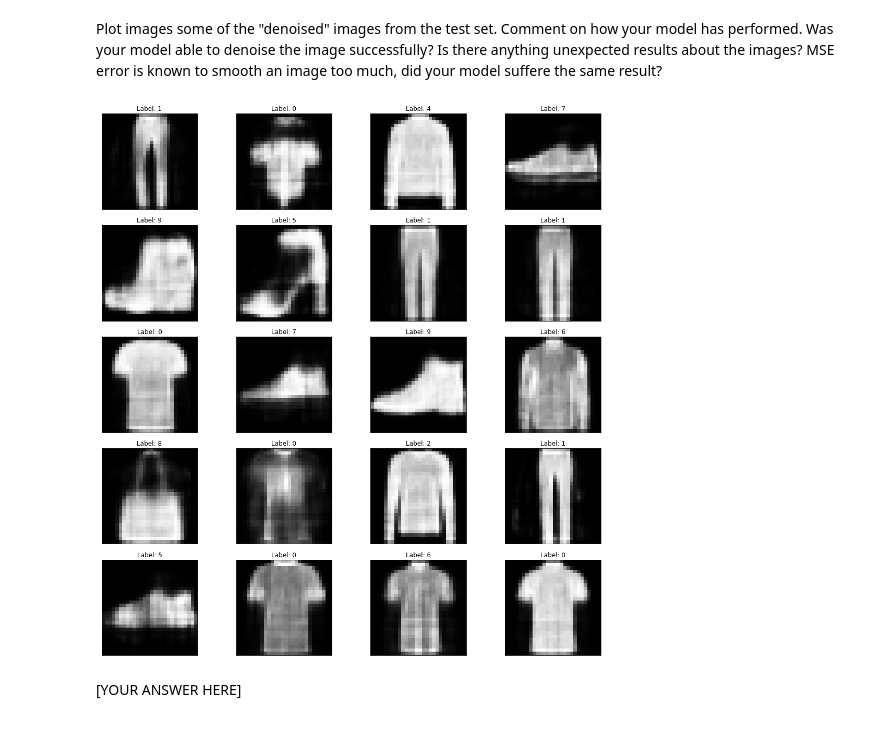
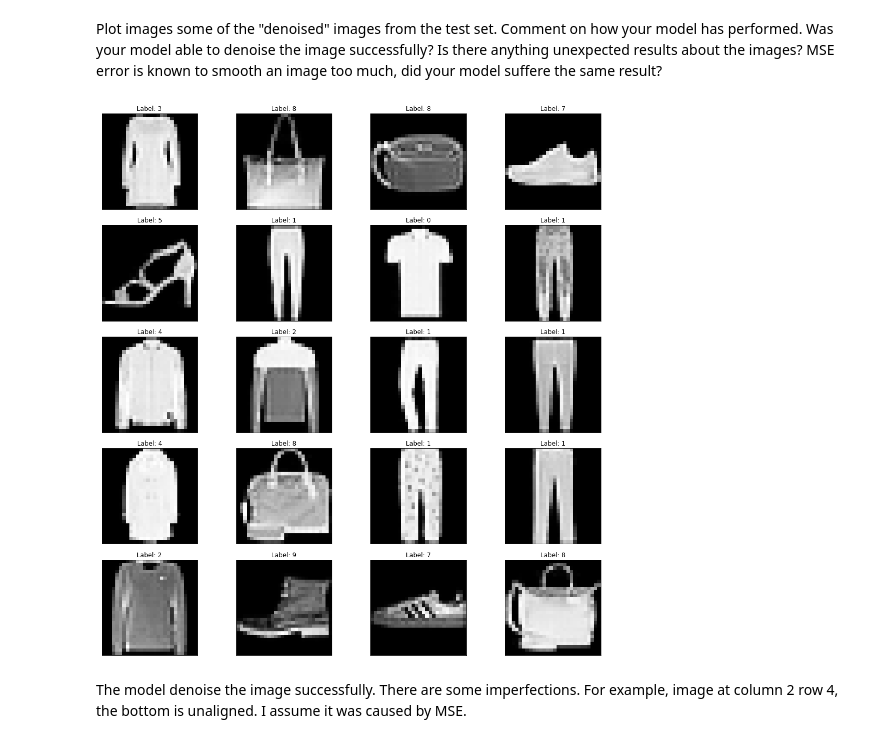
Before and after one commit to KevinW824/CSE-144-Applied-Machine-Learning, a Jupyter notebook: Summer_21_Assignment_5.ipynb, the cells around one changed output. Cells and saved outputs as stored; diff of their text form; code cells hidden in the pictures.

```diff
--- a/Summer_21_Assignment_5.ipynb
+++ b/Summer_21_Assignment_5.ipynb
@@ -495,9 +483,8 @@ class Autoencoder(Model):
 
             # Convolution
             layers.Input(shape=(28, 28, 1)),
+            layers.Conv2D(32, (3, 3), activation='relu', padding='same', strides=2),
             layers.Conv2D(16, (3, 3), activation='relu', padding='same', strides=2),
-            layers.Conv2D(8, (3, 3), activation='relu', padding='same', strides=2),
-            # layers.Conv2D(4, (3, 3), activation='relu', padding='same', strides=2)
         ])
         self.decoder = tf.keras.Sequential([
             # Fully Connected Encode
@@ -505,9 +492,8 @@ class Autoencoder(Model):
             # layers.Reshape((28, 28))
 
             # Convolution
-            # layers.Conv2DTranspose(4, kernel_size=3, strides=2, activation='relu', padding='same'),
-            layers.Conv2DTranspose(8, kernel_size=3, strides=2, activation='relu', padding='same'),
             layers.Conv2DTranspose(16, kernel_size=3, strides=2, activation='relu', padding='same'),
+            layers.Conv2DTranspose(32, kernel_size=3, strides=2, activation='relu', padding='same'),
             layers.Conv2D(1, kernel_size=(3, 3), activation='sigmoid', padding='same')
         ])
 
@@ -580,26 +566,26 @@ Plot images some of the "denoised" images from the test set. Comment on how your
 # %%
 # Plot images some of the "denoised" images from the test set
 
 ### YOUR CODE HERE ###
-# encoded_imgs = autoencoder.encoder(x_test).numpy()
-# decoded_imgs = autoencoder.decoder(encoded_imgs).numpy()
+encoded_imgs = autoencoder.encoder(x_test).numpy()
+decoded_imgs = autoencoder.decoder(encoded_imgs).numpy()
 
 fig, ax = plt.subplots(5, 4)
 fig.set_size_inches(15, 15)
 
 for i in range(5):
     for j in range(4):
         l=rn.randint(0, len(y_test))
-        ax[i, j].imshow(decoded_imgs[l], cmap='gray')
+        ax[i, j].imshow(tf.squeeze(decoded_imgs[l]), cmap='gray')
         ax[i, j].set_title('Label: ' + str(y_test[l]))
         # Hide grid lines
         ax[i, j].grid(False)
         # Hide axes ticks
         ax[i, j].set_xticks([])
         ax[i, j].set_yticks([])
 
 plt.tight_layout()
 # %% [output]
-[figure, old version]
+[figure, new version]
-# %% [markdown]
-[YOUR ANSWER HERE]
+# %% [markdown]
+The model denoise the image successfully. There are some imperfections. For example, image at column 2 row 4, the bottom is unaligned. I assume it was caused by MSE.
```
Also changed, not shown: parts of 5 cells of this notebook.
